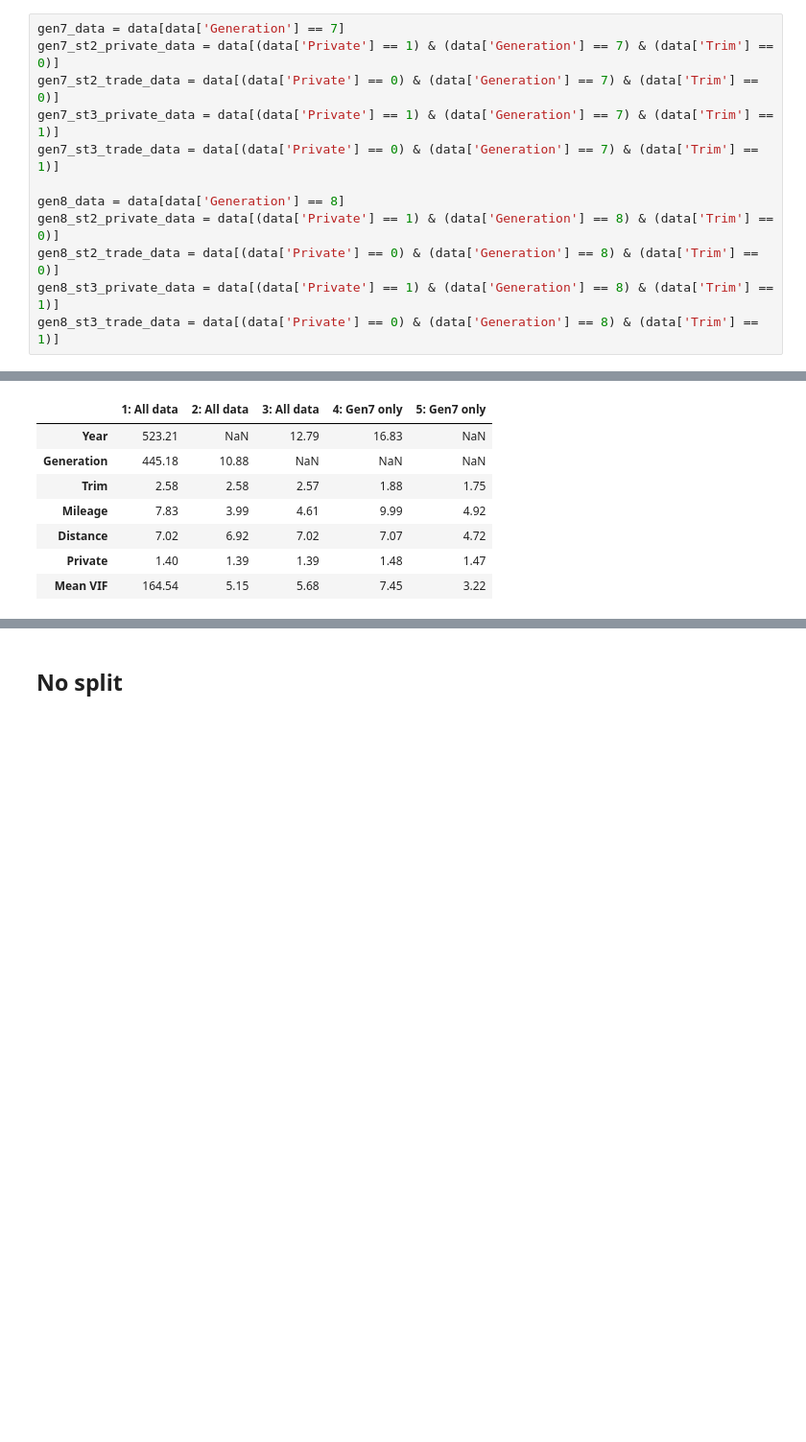
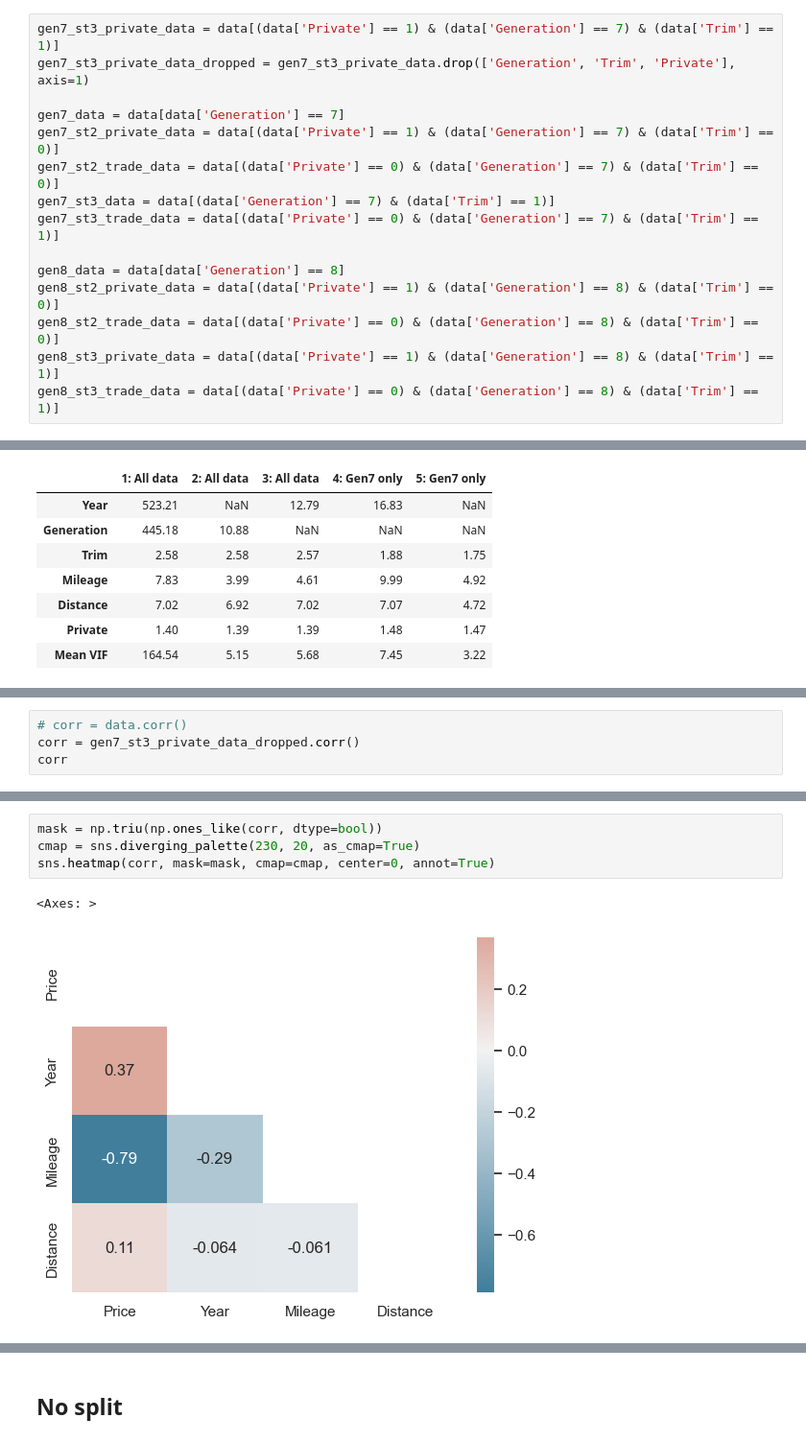
Before and after one commit to jamesdeluk/data-projects, a Jupyter notebook: st.ipynb, the cells around one changed output, grey strips where cells are left out. Shown: that part at 96% size. Drawn from its saved outputs; the diff is of its cells as text; blank space fills up the shorter version.

```diff
--- a/st.ipynb
+++ b/st.ipynb
@@ -64,8 +72,11 @@ mine = pd.DataFrame({
 # %%
+gen7_st3_private_data = data[(data['Private'] == 1) & (data['Generation'] == 7) & (data['Trim'] == 1)]
+gen7_st3_private_data_dropped = gen7_st3_private_data.drop(['Generation', 'Trim', 'Private'], axis=1)
+
 gen7_data = data[data['Generation'] == 7]
 gen7_st2_private_data = data[(data['Private'] == 1) & (data['Generation'] == 7) & (data['Trim'] == 0)]
 gen7_st2_trade_data = data[(data['Private'] == 0) & (data['Generation'] == 7) & (data['Trim'] == 0)]
-gen7_st3_private_data = data[(data['Private'] == 1) & (data['Generation'] == 7) & (data['Trim'] == 1)]
+gen7_st3_data = data[(data['Generation'] == 7) & (data['Trim'] == 1)]
 gen7_st3_trade_data = data[(data['Private'] == 0) & (data['Generation'] == 7) & (data['Trim'] == 1)]
 
 gen8_data = data[data['Generation'] == 8]
@@ -325,0 +338,4 @@ Scipy: 1.7314783870000383 seconds
+# %%
+# corr = data.corr()
+corr = gen7_st3_private_data_dropped.corr()
+corr
@@ -325,0 +348,7 @@ Scipy: 1.7314783870000383 seconds
+# %%
+mask = np.triu(np.ones_like(corr, dtype=bool))
+cmap = sns.diverging_palette(230, 20, as_cmap=True)
+sns.heatmap(corr, mask=mask, cmap=cmap, center=0, annot=True)
+# %% [output]
+<Axes: >
+[figure, added]
```
Also changed, not shown: parts of 55 cells of this notebook, 7 other files.
